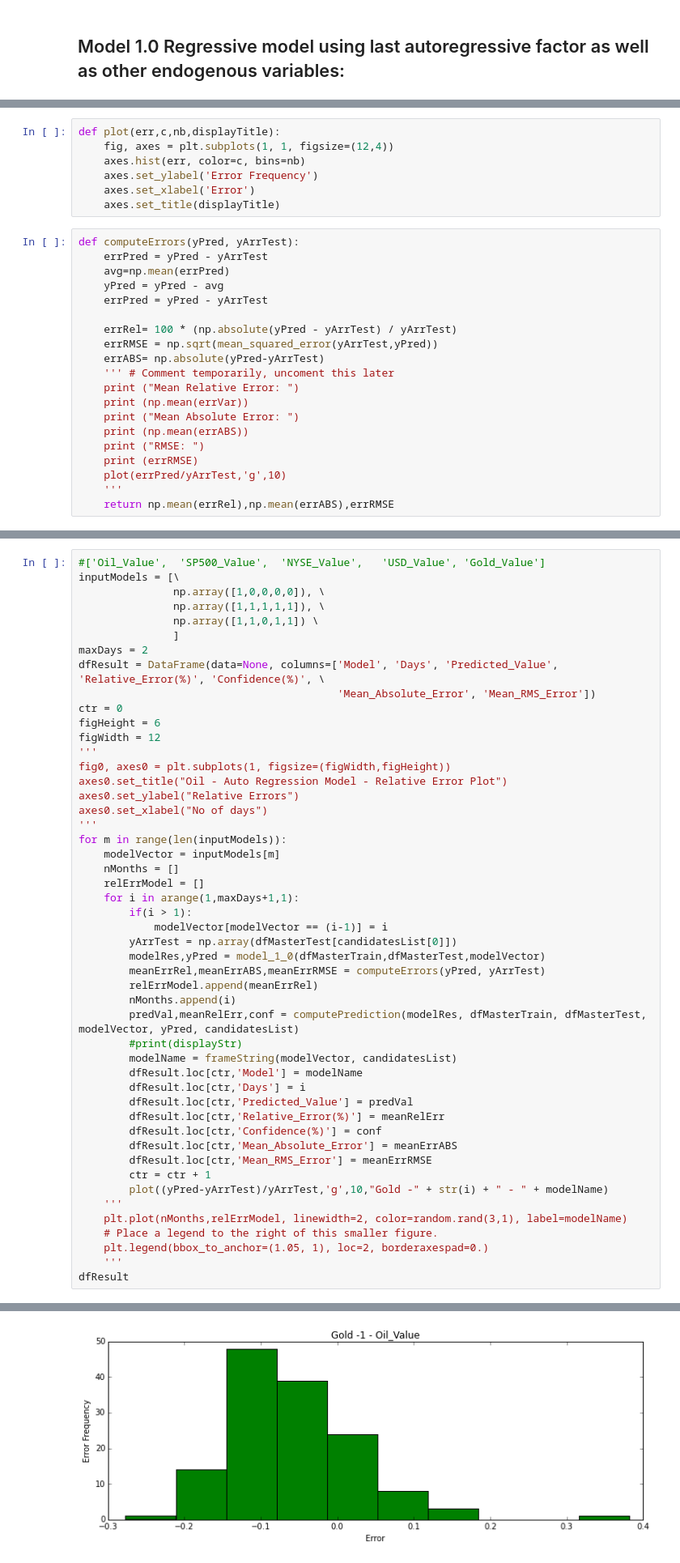
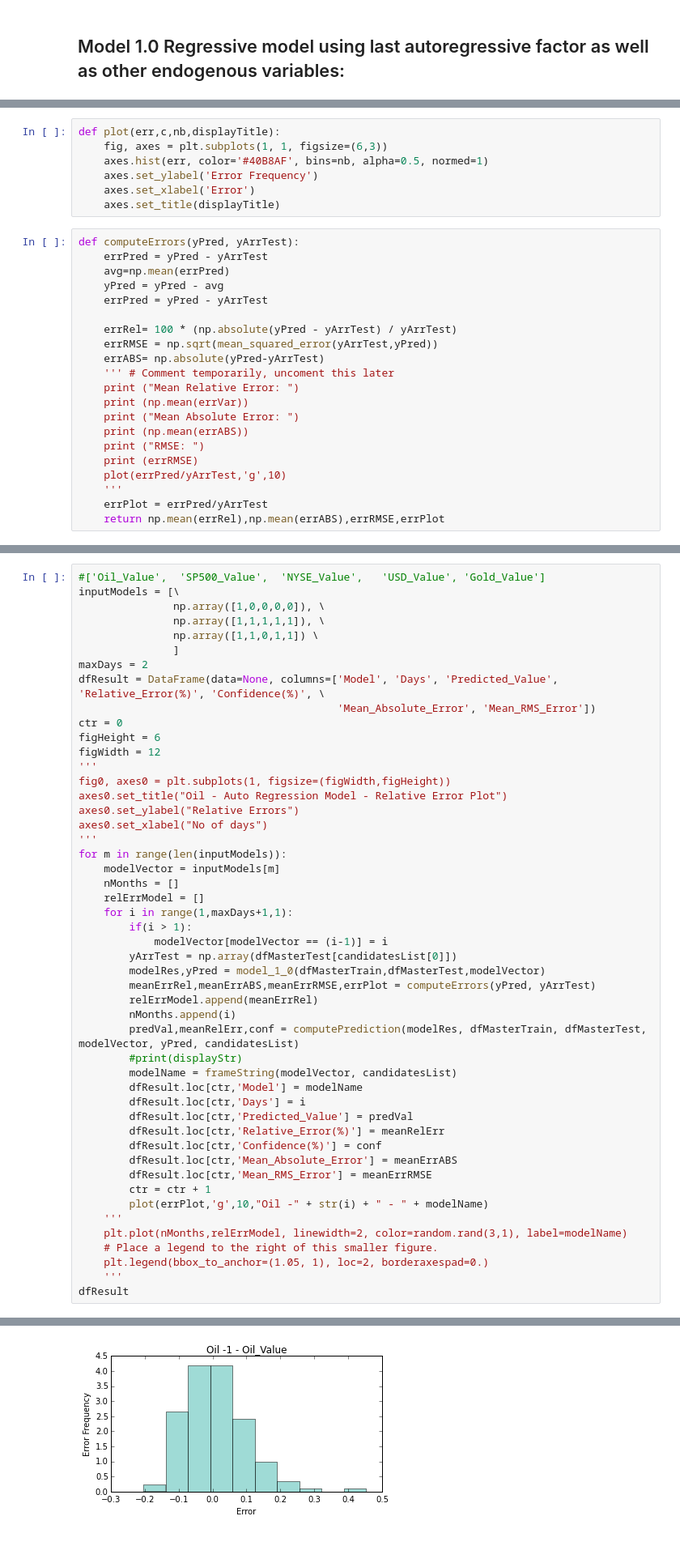
Before and after one commit to Sree-vathsan/CSE591-Data-Science-Project, a Jupyter notebook: Modular_Code_Linear_Regression_Oil.ipynb, the cells around one changed output, grey strips where cells are left out. Shown at 81% size. Cells and saved outputs as stored; diff of their text form.

Commit message:
Minor corrections to modify error plots

```diff
--- a/Modular_Code_Linear_Regression_Oil.ipynb
+++ b/Modular_Code_Linear_Regression_Oil.ipynb
@@ -138,8 +139,8 @@ def model_1_0(dfMasterTrain,dfMasterTest,p_vector):
     return result,yPred
 # %%
 def plot(err,c,nb,displayTitle):
-    fig, axes = plt.subplots(1, 1, figsize=(12,4))
-    axes.hist(err, color=c, bins=nb)
+    fig, axes = plt.subplots(1, 1, figsize=(6,3))
+    axes.hist(err, color='#40B8AF', bins=nb, alpha=0.5, normed=1)
     axes.set_ylabel('Error Frequency')
     axes.set_xlabel('Error')
     axes.set_title(displayTitle)
@@ -162,7 +163,8 @@ def computeErrors(yPred, yArrTest):
     print (errRMSE)
     plot(errPred/yArrTest,'g',10)
     '''
-    return np.mean(errRel),np.mean(errABS),errRMSE
+    errPlot = errPred/yArrTest
+    return np.mean(errRel),np.mean(errABS),errRMSE,errPlot
 # %%
 def frameString(modelVector, candidatesList):
     displayString = ''
@@ -244,12 +246,12 @@ for m in range(len(inputModels)):
     modelVector = inputModels[m]
     nMonths = []
     relErrModel = []
-    for i in arange(1,maxDays+1,1):
+    for i in range(1,maxDays+1,1):
         if(i > 1):
             modelVector[modelVector == (i-1)] = i
         yArrTest = np.array(dfMasterTest[candidatesList[0]])
         modelRes,yPred = model_1_0(dfMasterTrain,dfMasterTest,modelVector)
-        meanErrRel,meanErrABS,meanErrRMSE = computeErrors(yPred, yArrTest)
+        meanErrRel,meanErrABS,meanErrRMSE,errPlot = computeErrors(yPred, yArrTest)
         relErrModel.append(meanErrRel)
         nMonths.append(i)
         predVal,meanRelErr,conf = computePrediction(modelRes, dfMasterTrain, dfMasterTest, modelVector, yPred, candidatesList)
@@ -263,7 +265,7 @@ for m in range(len(inputModels)):
         dfResult.loc[ctr,'Mean_Absolute_Error'] = meanErrABS
         dfResult.loc[ctr,'Mean_RMS_Error'] = meanErrRMSE
         ctr = ctr + 1
-        plot((yPred-yArrTest)/yArrTest,'g',10,"Gold -" + str(i) + " - " + modelName)
+        plot(errPlot,'g',10,"Oil -" + str(i) + " - " + modelName)
     '''
     plt.plot(nMonths,relErrModel, linewidth=2, color=random.rand(3,1), label=modelName)
     # Place a legend to the right of this smaller figure.
@@ -281 +284 @@ dfResult
-[figure, old version]
+[figure, new version]
```
Also changed, not shown: parts of 3 cells of this notebook, 1 other file.
